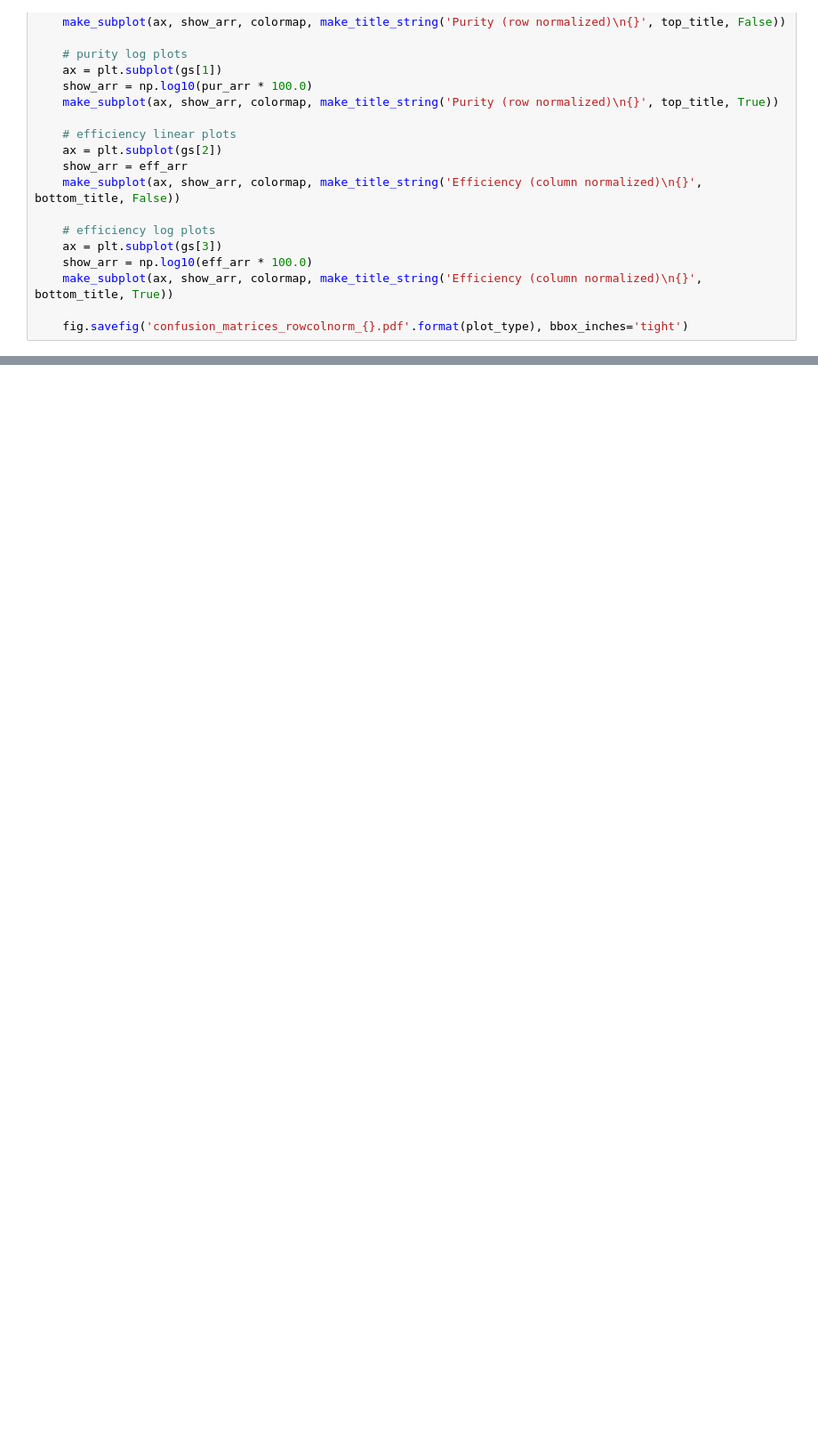
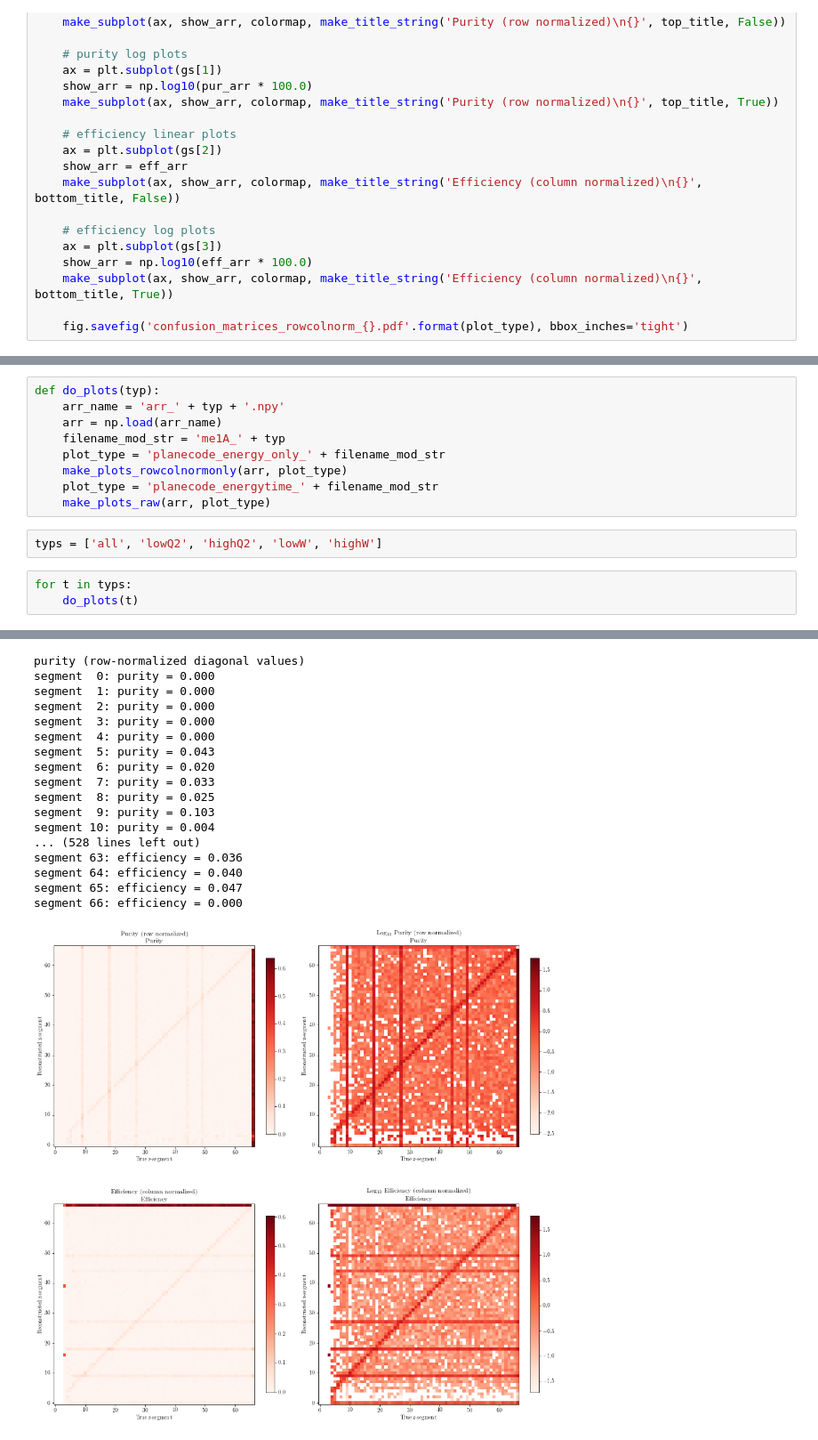
Before and after one commit to faizaakbar/ANNMINERvA, a Jupyter notebook: confusion_matrices_viz.ipynb, the cells around one changed output, grey strips where cells are left out. Shown at 89% size. Drawn from its saved outputs; the diff is of its cells as text; blank space fills up the shorter version.

```diff
--- a/confusion_matrices_viz.ipynb
+++ b/confusion_matrices_viz.ipynb
@@ -118,0 +215,15 @@ segment 66: efficiency = 0.970
+# %%
+def do_plots(typ):
+    arr_name = 'arr_' + typ + '.npy'
+    arr = np.load(arr_name)
+    filename_mod_str = 'me1A_' + typ
+    plot_type = 'planecode_energy_only_' + filename_mod_str
+    make_plots_rowcolnormonly(arr, plot_type)
+    plot_type = 'planecode_energytime_' + filename_mod_str
+    make_plots_raw(arr, plot_type)
+# %%
+typs = ['all', 'lowQ2', 'highQ2', 'lowW', 'highW']
+# %%
+for t in typs:
+    do_plots(t)
+# %% [output]
@@ -118,0 +247,18 @@ segment 66: efficiency = 0.970
+purity (row-normalized diagonal values)
+segment  0: purity = 0.000
+segment  1: purity = 0.000
+segment  2: purity = 0.000
+segment  3: purity = 0.000
+segment  4: purity = 0.000
+segment  5: purity = 0.043
+segment  6: purity = 0.020
+segment  7: purity = 0.033
+segment  8: purity = 0.025
+segment  9: purity = 0.103
+segment 10: purity = 0.004
+... (528 lines left out)
+segment 63: efficiency = 0.036
+segment 64: efficiency = 0.040
+segment 65: efficiency = 0.047
+segment 66: efficiency = 0.000
+[figure, added]
```
Also changed, not shown: parts of 10 cells of this notebook, 1 other file.
